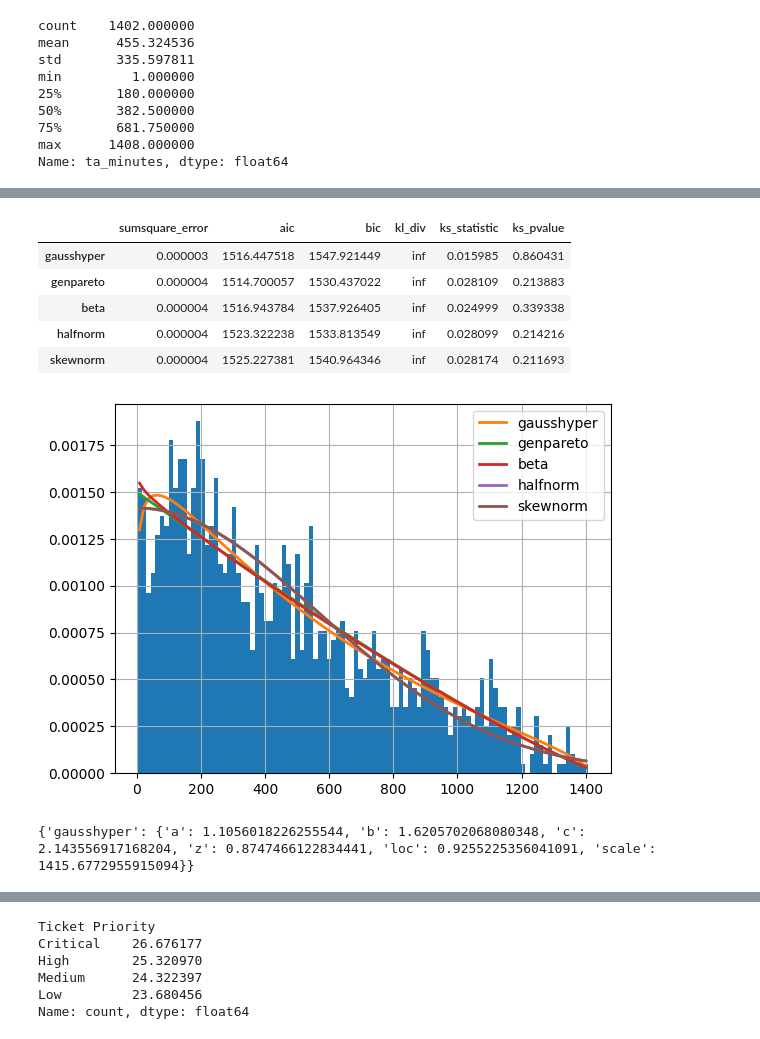
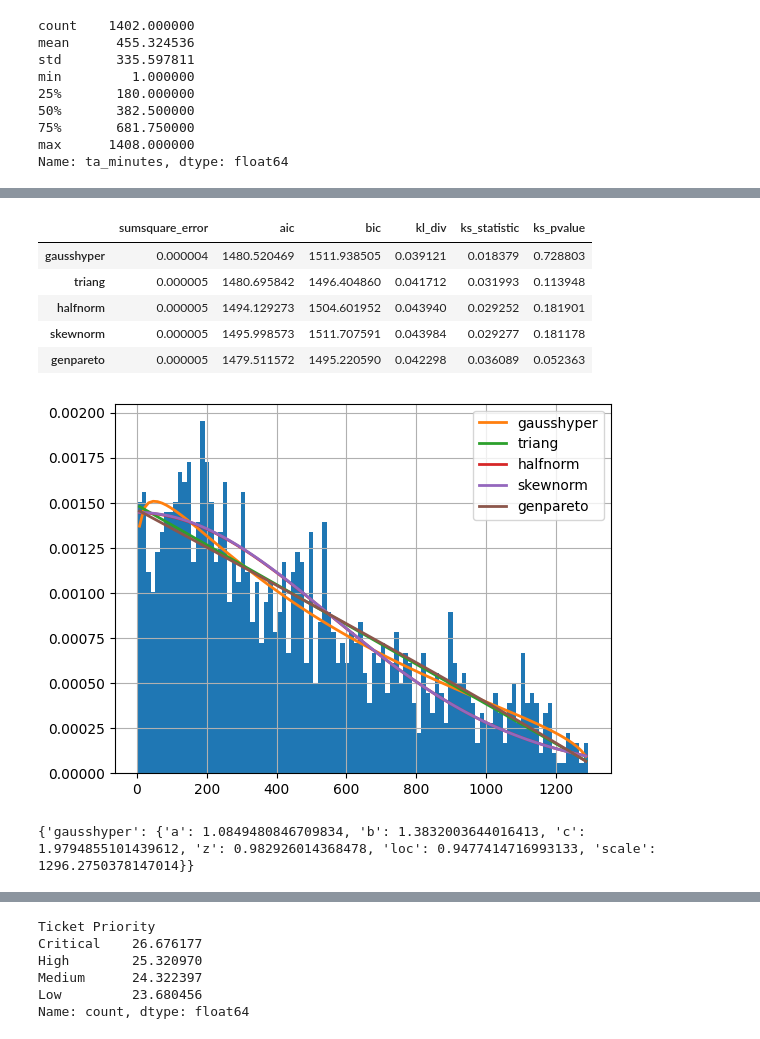
Before and after one commit to JuanCruzCaggiano/Simulacion-TP6, a Jupyter notebook: notebooks/fit_pdf.ipynb, the cells around one changed output, grey strips where cells are left out. Cells and saved outputs as stored; diff of their text form; code cells hidden in the pictures.

```diff
--- a/notebooks/fit_pdf.ipynb
+++ b/notebooks/fit_pdf.ipynb
@@ -143,0 +180,3 @@ Name: ta_minutes, dtype: float64
+# %%
+resolution_outliers = data[(np.abs(stats.zscore(data['ta_minutes'])) < 2.5)]
+resolution_outliers['ta_minutes'].describe()
@@ -144,21 +200,21 @@ Name: ta_minutes, dtype: float64
 # %%
-f = Fitter(data['ta_minutes'])
+f = Fitter(resolution_outliers['ta_minutes'])
 f.fit()
 f.summary()
 # %% [output]
 |  | sumsquare_error | aic | bic | kl_div | ks_statistic | ks_pvalue |
-| gausshyper | 0.000003 | 1516.447518 | 1547.921449 | inf | 0.015985 | 0.860431 |
-| genpareto | 0.000004 | 1514.700057 | 1530.437022 | inf | 0.028109 | 0.213883 |
-| beta | 0.000004 | 1516.943784 | 1537.926405 | inf | 0.024999 | 0.339338 |
-| halfnorm | 0.000004 | 1523.322238 | 1533.813549 | inf | 0.028099 | 0.214216 |
-| skewnorm | 0.000004 | 1525.227381 | 1540.964346 | inf | 0.028174 | 0.211693 |
+| gausshyper | 0.000004 | 1480.520469 | 1511.938505 | 0.039121 | 0.018379 | 0.728803 |
+| triang | 0.000005 | 1480.695842 | 1496.404860 | 0.041712 | 0.031993 | 0.113948 |
+| halfnorm | 0.000005 | 1494.129273 | 1504.601952 | 0.043940 | 0.029252 | 0.181901 |
+| skewnorm | 0.000005 | 1495.998573 | 1511.707591 | 0.043984 | 0.029277 | 0.181178 |
+| genpareto | 0.000005 | 1479.511572 | 1495.220590 | 0.042298 | 0.036089 | 0.052363 |
-[figure, old version]
+[figure, new version]
 # %%
 # The best fit is the gausshyper distribution, but we can also try the argus distribution
 best_params_arrivals = f.get_best(method='sumsquare_error')
 print(best_params_arrivals)
 # %% [output]
-{'gausshyper': {'a': 1.1056018226255544, 'b': 1.6205702068080348, 'c': 2.143556917168204, 'z': 0.8747466122834441, 'loc': 0.9255225356041091, 'scale': 1415.6772955915094}}
+{'gausshyper': {'a': 1.0849480846709834, 'b': 1.3832003644016413, 'c': 1.9794855101439612, 'z': 0.982926014368478, 'loc': 0.9477414716993133, 'scale': 1296.2750378147014}}
 # %%
 ta = stats.gausshyper.rvs(**best_params_arrivals.get('gausshyper'), size=4_000)
 gen['ta'] = ta
```
Also changed, not shown: parts of 16 cells of this notebook.
